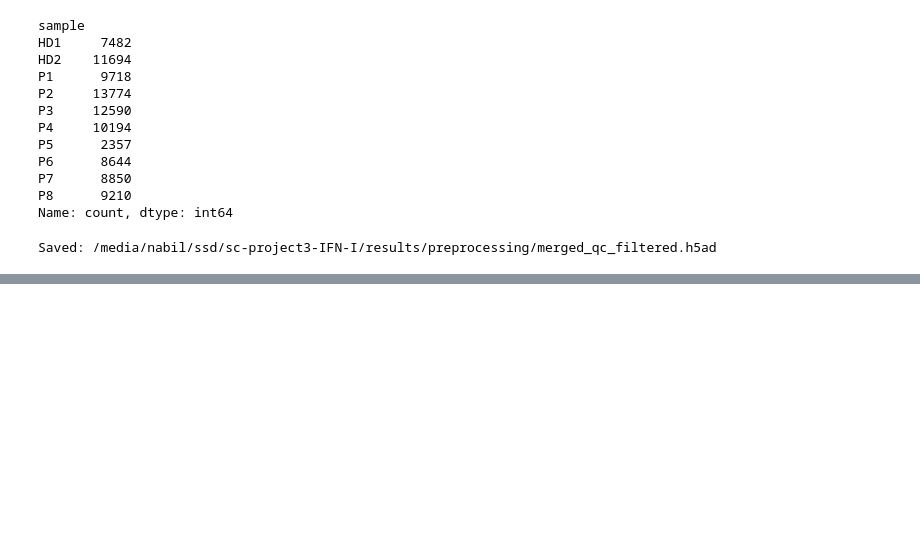
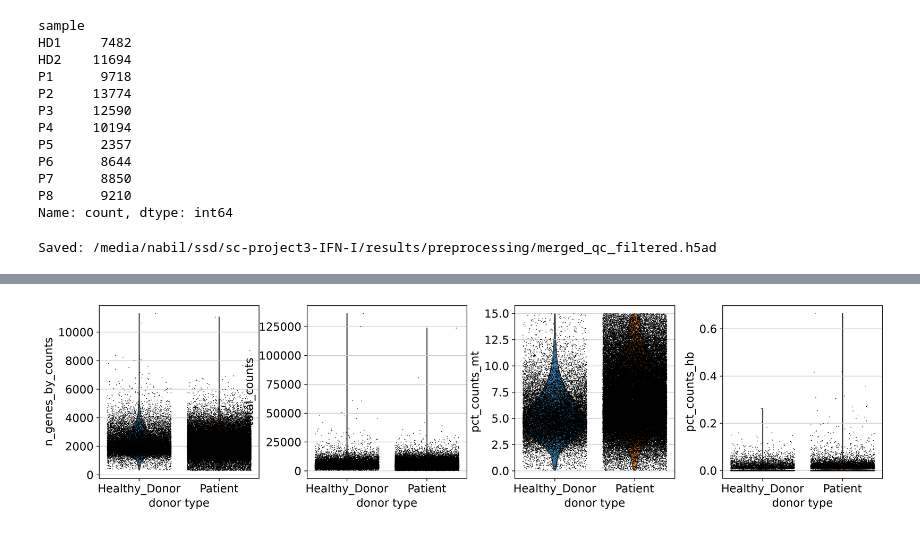
Before and after one commit to Ahmed-Nabil-31/sc-project3-IFN-I, a Jupyter notebook: notebooks/01_data_loading_qc.ipynb, the cells around one changed output, grey strips where cells are left out. Drawn from its saved outputs; the diff is of its cells as text; code cells hidden in the pictures; blank space fills up the shorter version.

```diff
--- a/notebooks/01_data_loading_qc.ipynb
+++ b/notebooks/01_data_loading_qc.ipynb
@@ -369,0 +435,15 @@ Saved: /media/nabil/ssd/sc-project3-IFN-I/results/preprocessing/merged_qc_filter
+# %%
+sc.pl.violin(
+    adata,
+    [
+        "n_genes_by_counts",
+        "total_counts",
+        "pct_counts_mt",
+        "pct_counts_hb"
+    ],
+    groupby="donor_type",
+    jitter=0.4,
+    multi_panel=True
+)
+# %% [output]
+[figure, added]
```
Also changed, not shown: parts of 10 cells of this notebook, 31 other files.
